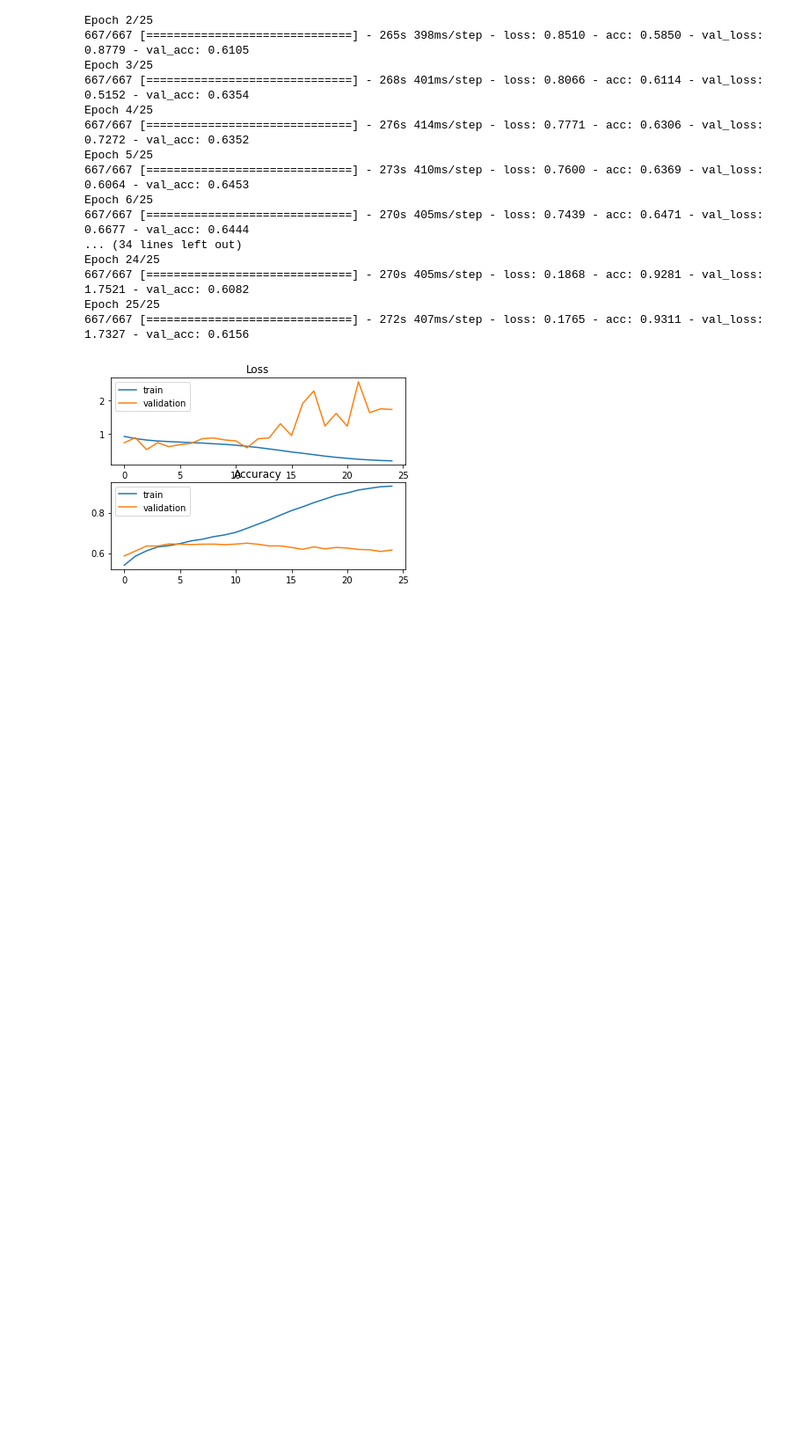
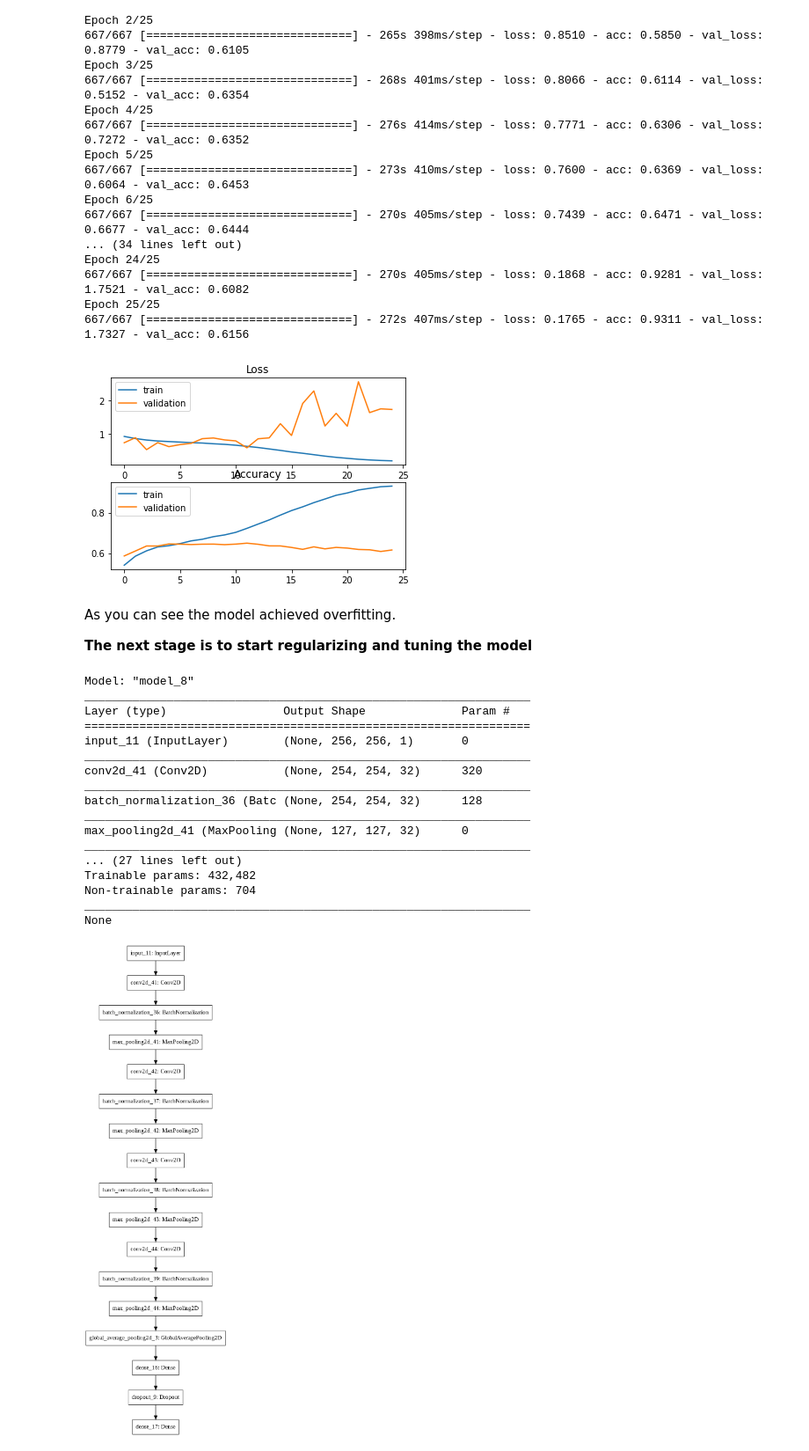
Before and after one commit to omarsayed7/RSNA-Pneumonia-Detection, a Jupyter notebook: RSNA_Pneumonia_Detection.ipynb, the cells around one changed output. Shown at 88% size. Cells and saved outputs as stored; diff of their text form; code cells hidden in the pictures; blank space fills up the shorter version.

```diff
--- a/RSNA_Pneumonia_Detection.ipynb
+++ b/RSNA_Pneumonia_Detection.ipynb
@@ -738,3 +716,57 @@ plt.legend()
 plt.show()
 # %% [output]
 [figure]
+# %% [markdown]
+As you can see the model achieved overfitting.
+
+**The next stage is to start regularizing and tuning the model**
+# %%
+input_img = Input(shape=(256,256,1))
+conv1 = Convolution2D(32, kernel_size=3, activation='relu')(input_img)
+bn1 = BatchNormalization()(conv1)
+pool1 = MaxPooling2D(pool_size=(2, 2))(bn1)
+
+conv2 = Convolution2D(64, kernel_size=3, activation='relu')(pool1)
+bn2 = BatchNormalization()(conv2)
+pool2 = MaxPooling2D(pool_size=(2, 2))(bn2)
+
+conv3 = Convolution2D(128, kernel_size=2, activation='relu')(pool2)
+bn3 = BatchNormalization()(conv3)
+pool3 = MaxPooling2D(pool_size=(2, 2))(bn3)
+
+conv4 = Convolution2D(128, kernel_size=2, activation='relu')(pool3)
+bn4 = BatchNormalization()(conv4)
+pool4 = MaxPooling2D(pool_size=(2, 2))(bn4)
+
+pool_GAP = GlobalAveragePooling2D()(pool4)
+#flat = Flatten()(pool_GAP)
+
+hidden1 = Dense(2400, activation='relu')(pool_GAP)
+drop1 = Dropout(0.5)(hidden1)
+
+output =  Dense(2, activation='softmax')(drop1)
+
+model2 = Model(inputs=input_img, outputs=output)
+# summarize layers
+print(model2.summary())
+# plot graph
+plot_model(model2, to_file='convolutional_neural_network.png')
+# %% [output]
+Model: "model_8"
+_________________________________________________________________
+Layer (type)                 Output Shape              Param #
+=================================================================
+input_11 (InputLayer)        (None, 256, 256, 1)       0
+_________________________________________________________________
+conv2d_41 (Conv2D)           (None, 254, 254, 32)      320
+_________________________________________________________________
+batch_normalization_36 (Batc (None, 254, 254, 32)      128
+_________________________________________________________________
+max_pooling2d_41 (MaxPooling (None, 127, 127, 32)      0
+_________________________________________________________________
+... (27 lines left out)
+Trainable params: 432,482
+Non-trainable params: 704
+_________________________________________________________________
+None
+[figure, added]
```
Also changed, not shown: parts of 15 cells of this notebook.
